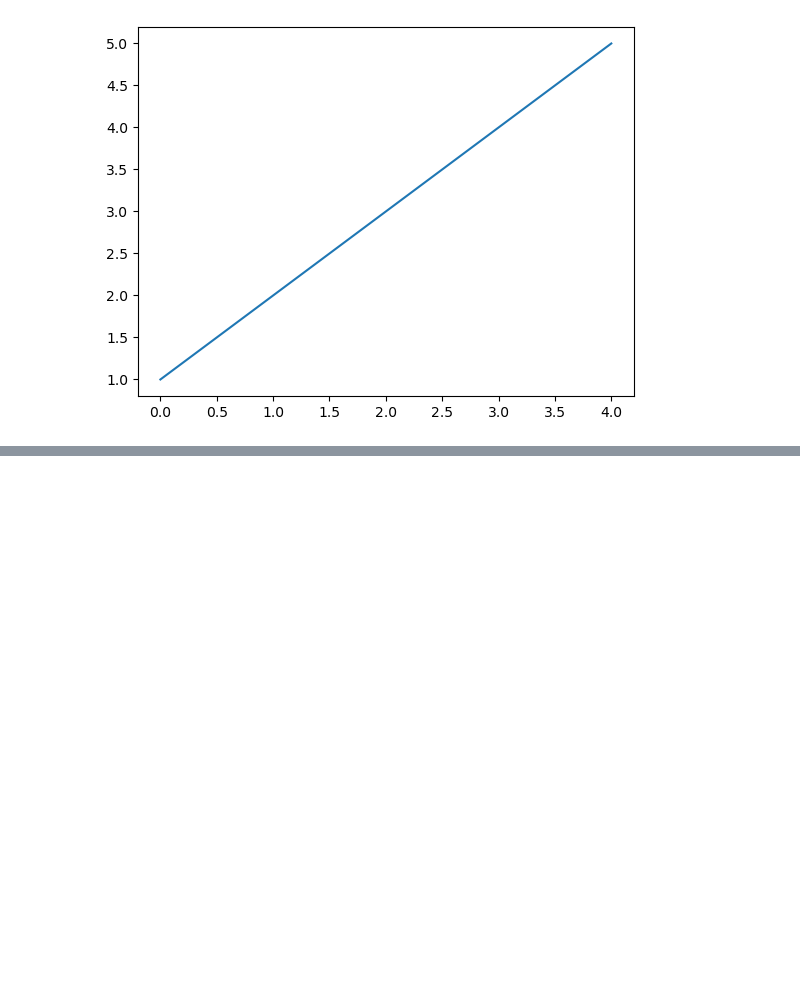
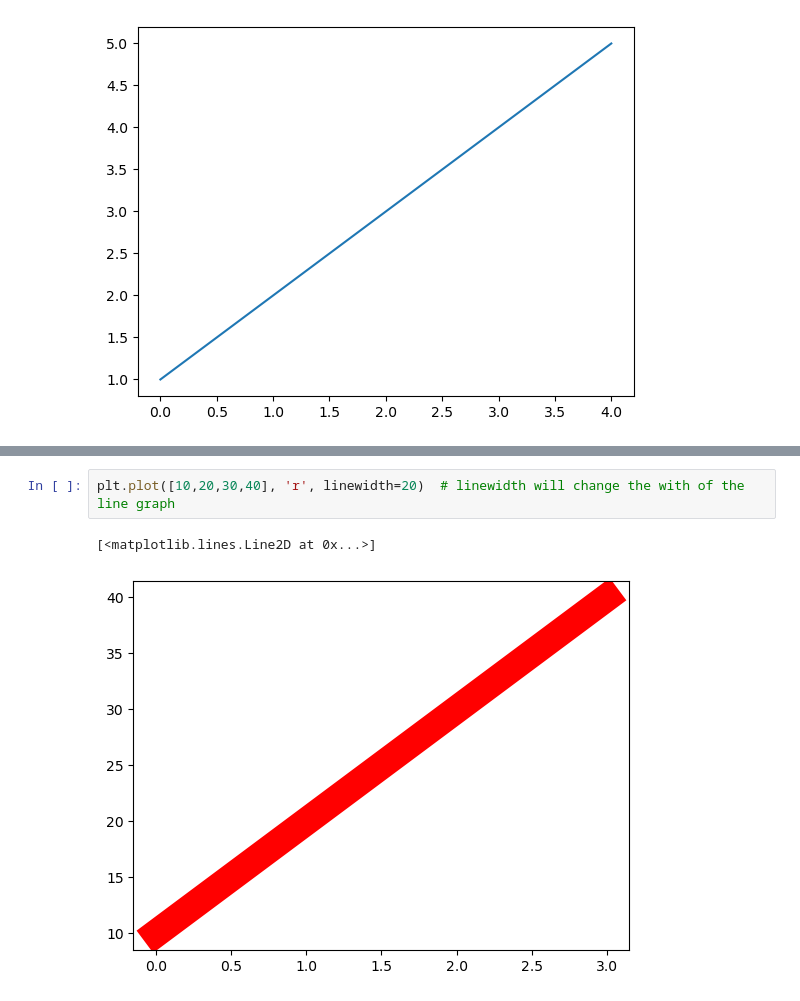
Before and after one commit to JIYAULLAMC/data_science1, a Jupyter notebook: mat_plot_lib1.ipynb, the cells around one changed output, grey strips where cells are left out. Cells and saved outputs as stored; diff of their text form; blank space fills up the shorter version.

```diff
--- a/mat_plot_lib1.ipynb
+++ b/mat_plot_lib1.ipynb
@@ -16,0 +32,5 @@ plt.plot([1,2,3,4,5])
+# %%
+plt.plot([10,20,30,40], 'r', linewidth=20)  # linewidth will change the with of the line graph
+# %% [output]
+[<matplotlib.lines.Line2D at 0x...>]
+[figure, added]
```
Also changed, not shown: parts of 14 cells of this notebook.
